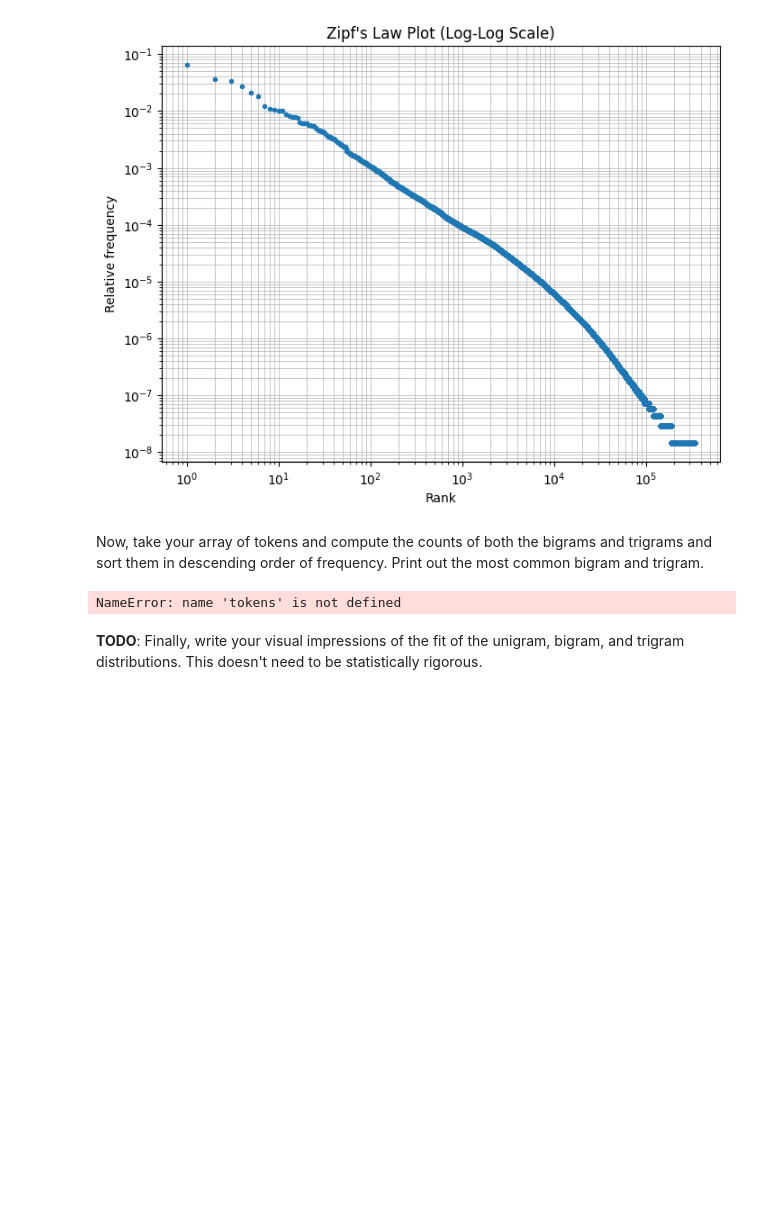
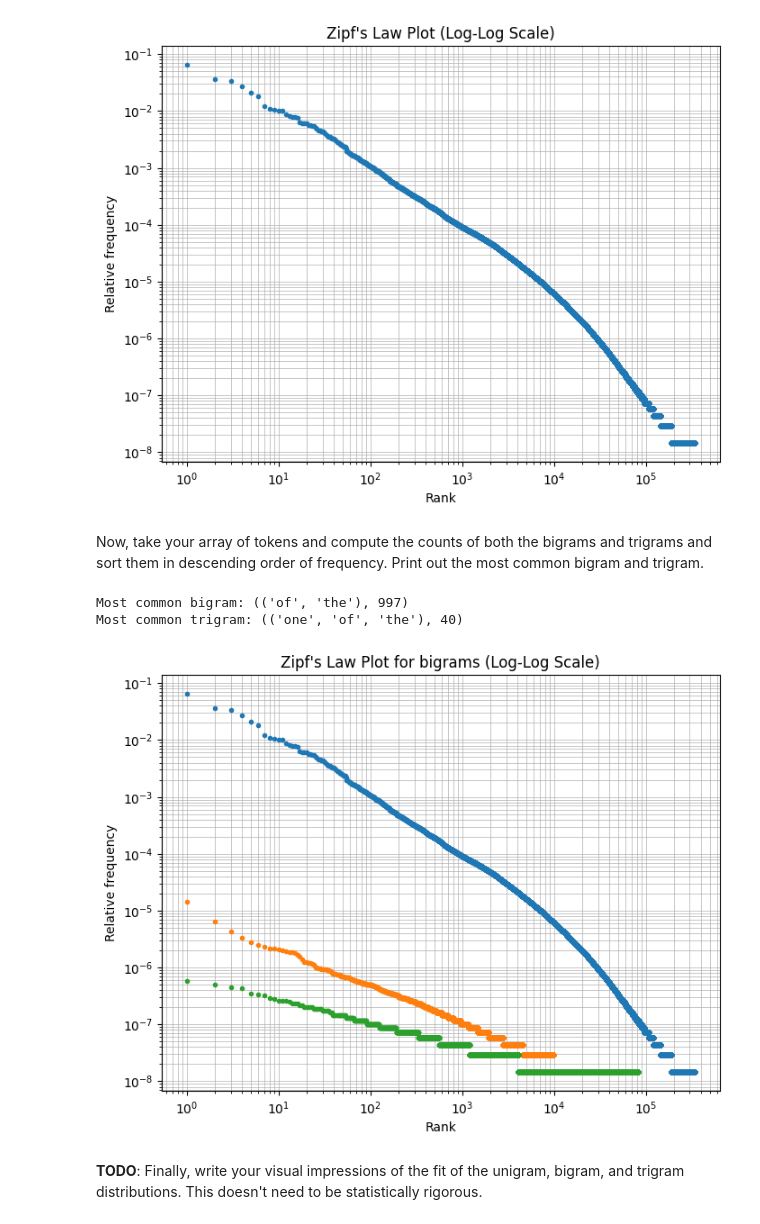
Before and after one commit to vaishnavi2810-code/AI-For-Beginners, a Jupyter notebook: token_counts.ipynb, the cells around one changed output. Cells and saved outputs as stored; diff of their text form; code cells hidden in the pictures; blank space fills up the shorter version.

```diff
--- a/token_counts.ipynb
+++ b/token_counts.ipynb
@@ -312,30 +312,55 @@ Now, take your array of tokens and compute the counts of both the bigrams and tr
 # %%
 # TODO: Compute sorted bigram and trigram statistics.
 # Print out the most common bigram and trigram.
 # Plot rank vs. relative frequency for bigrams and trigrams.
 # You may make separate plots or put them on the same plot and label them.
 bigrams = [(tokens[i], tokens[i+1]) for i in range(len(tokens) - 1)]
 trigrams = [(tokens[i], tokens[i+1], tokens[i+2]) for i in range(len(tokens) - 2)]
 
 bigram_counts = {}
 trigram_counts = {}
 
 for i in range(len(tokens) - 1):
   bigram = (tokens[i], tokens[i+1])
   if bigram in bigram_counts:
     bigram_counts[bigram] += 1
   else:
     bigram_counts[bigram] = 1
 
 for i in range(len(tokens) - 2):
   trigram = (tokens[i], tokens[i+1], tokens[i+2])
   if trigram in trigram_counts:
     trigram_counts[trigram] += 1
   else:
     trigram_counts[trigram] = 1
 
-bigram_counts.sort(key=lambda x: x[1], reverse=True)
+# Sort by frequency
+sorted_bigrams = sorted(bigram_counts.items(), key=lambda x: x[1], reverse=True)
+sorted_trigrams = sorted(trigram_counts.items(), key=lambda x: x[1], reverse=True)
+
+# Print most common
+print("Most common bigram:", sorted_bigrams[0])
+print("Most common trigram:", sorted_trigrams[0])
+
+ranks_bigram = np.arange(1, len(sorted_bigrams)+1)
+relative_frequencies_bigrams = np.array([freq/N for word, freq in sorted_bigrams])
+
+ranks_trigram = np.arange(1, len(sorted_trigrams)+1)
+relative_frequencies_trigrams = np.array([freq/N for word, freq in sorted_trigrams])
+
+# Plot Zipf's law: log-log plot
+plt.figure(figsize=(8,6))
+plt.loglog(ranks, relative_frequencies, label = "unigrams", marker='.', linestyle='none')
+plt.loglog(ranks_bigram, relative_frequencies_bigrams,label = "bigrams", marker='.', linestyle='none')
+plt.loglog(ranks_trigram, relative_frequencies_trigrams, label = "bigrams", marker='.', linestyle='none')
+plt.xlabel('Rank')
+plt.ylabel('Relative frequency')
+plt.title("Zipf's Law Plot for bigrams (Log-Log Scale)")
+plt.grid(True, which="both", ls="-", lw=0.5)
+plt.show()
 # %% [output]
-NameError: name 'tokens' is not defined
+Most common bigram: (('of', 'the'), 997)
+Most common trigram: (('one', 'of', 'the'), 40)
+[figure, added]
 # %% [markdown]
 **TODO**: Finally, write your visual impressions of the fit of the unigram, bigram, and trigram distributions. This doesn't need to be statistically rigorous.
```
Also changed, not shown: parts of 1 cell of this notebook.
